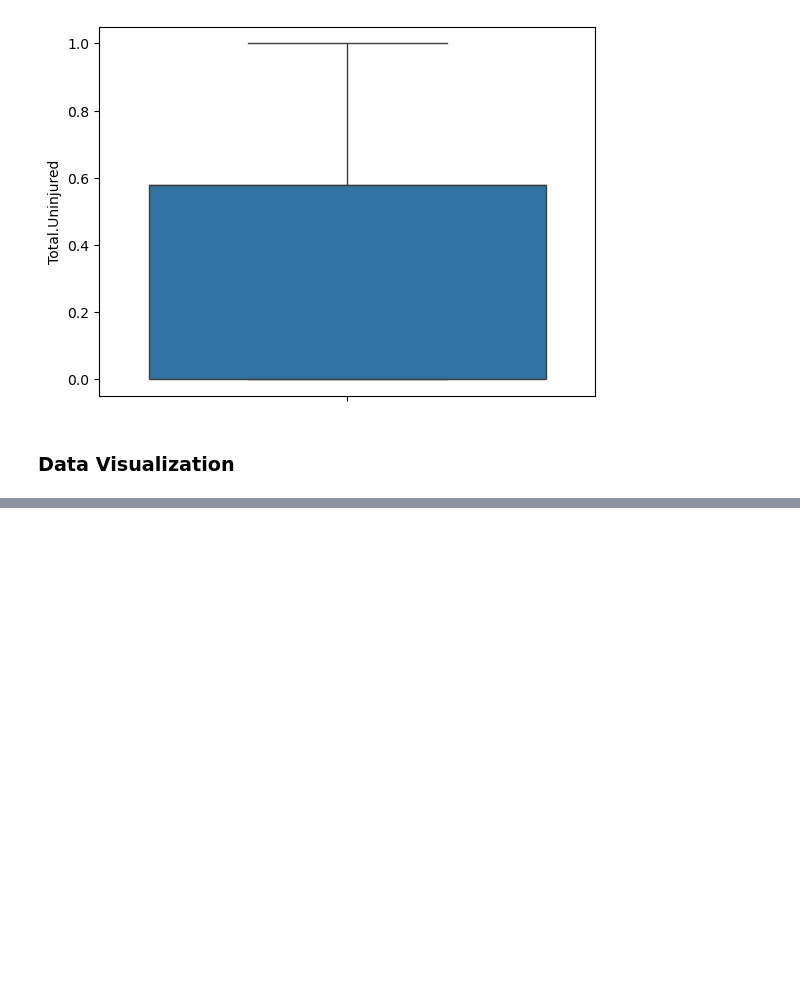
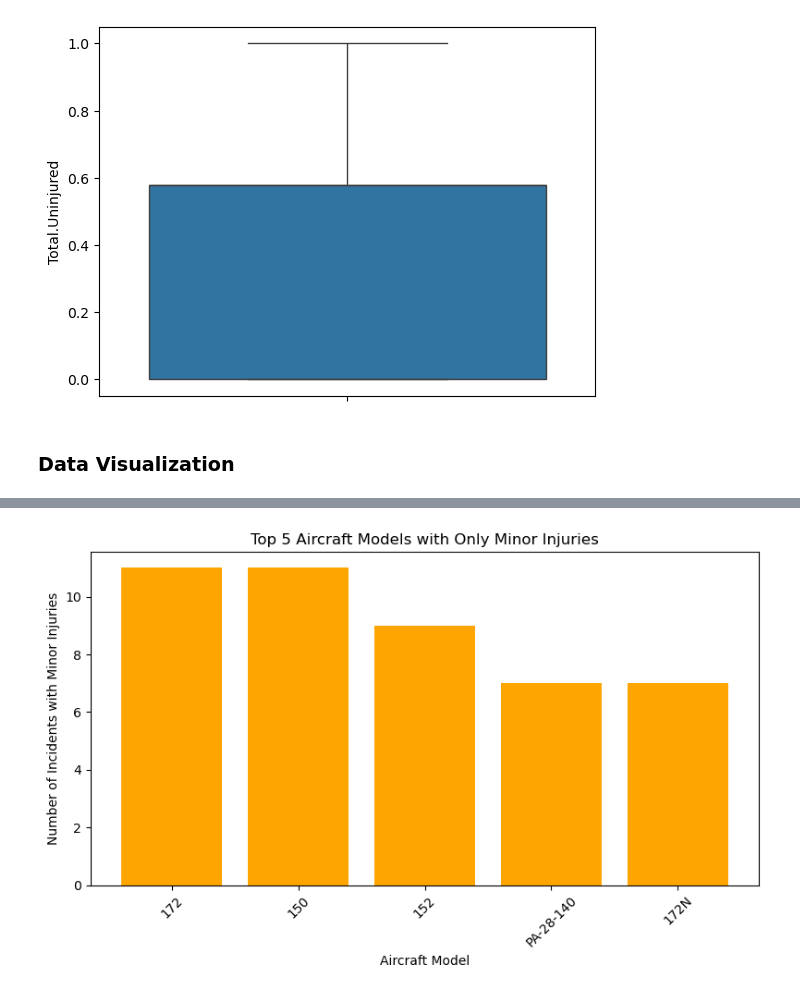
Before and after one commit to Wgitari/dsc-phase-1-project-v3, a Jupyter notebook: student.ipynb, the cells around one changed output, grey strips where cells are left out. Saved outputs shown, nothing was run; the diff lists cells and outputs as text; code cells hidden in the pictures; blank space fills up the shorter version.

```diff
--- a/student.ipynb
+++ b/student.ipynb
@@ -363,0 +384,24 @@ plt.show()
+# %%
+""" Analysis to find out Aircraft Models with Only Minor Injuries,(Narrowing to top five models with minor injuries)."""
+
+# Filter the data for aircraft with only minor injuries (no fatal or serious injuries)
+data = df[(df['Total.Fatal.Injuries'] == 0) &
+                                        (df['Total.Serious.Injuries'] == 0) &
+                                        (df['Total.Minor.Injuries'] > 0)]
+data_model_counts = data.groupby('Model').size().reset_index(name='Count')
+
+# Sort the data and select top 5 models
+top_5_minor_injury = data_model_counts.sort_values(by='Count', ascending=False).head(5)
+
+# Plotting the top 5 models with only minor injuries
+plt.figure(figsize=(8, 5))
+plt.bar(top_5_minor_injury['Model'], top_5_minor_injury['Count'], color='orange')
+
+plt.title('Top 5 Aircraft Models with Only Minor Injuries')
+plt.xlabel('Aircraft Model')
+plt.ylabel('Number of Incidents with Minor Injuries')
+plt.xticks(rotation=45)
+plt.tight_layout()
+plt.show()
+# %% [output]
+[figure, added]
```
Also changed, not shown: parts of 13 cells of this notebook.
